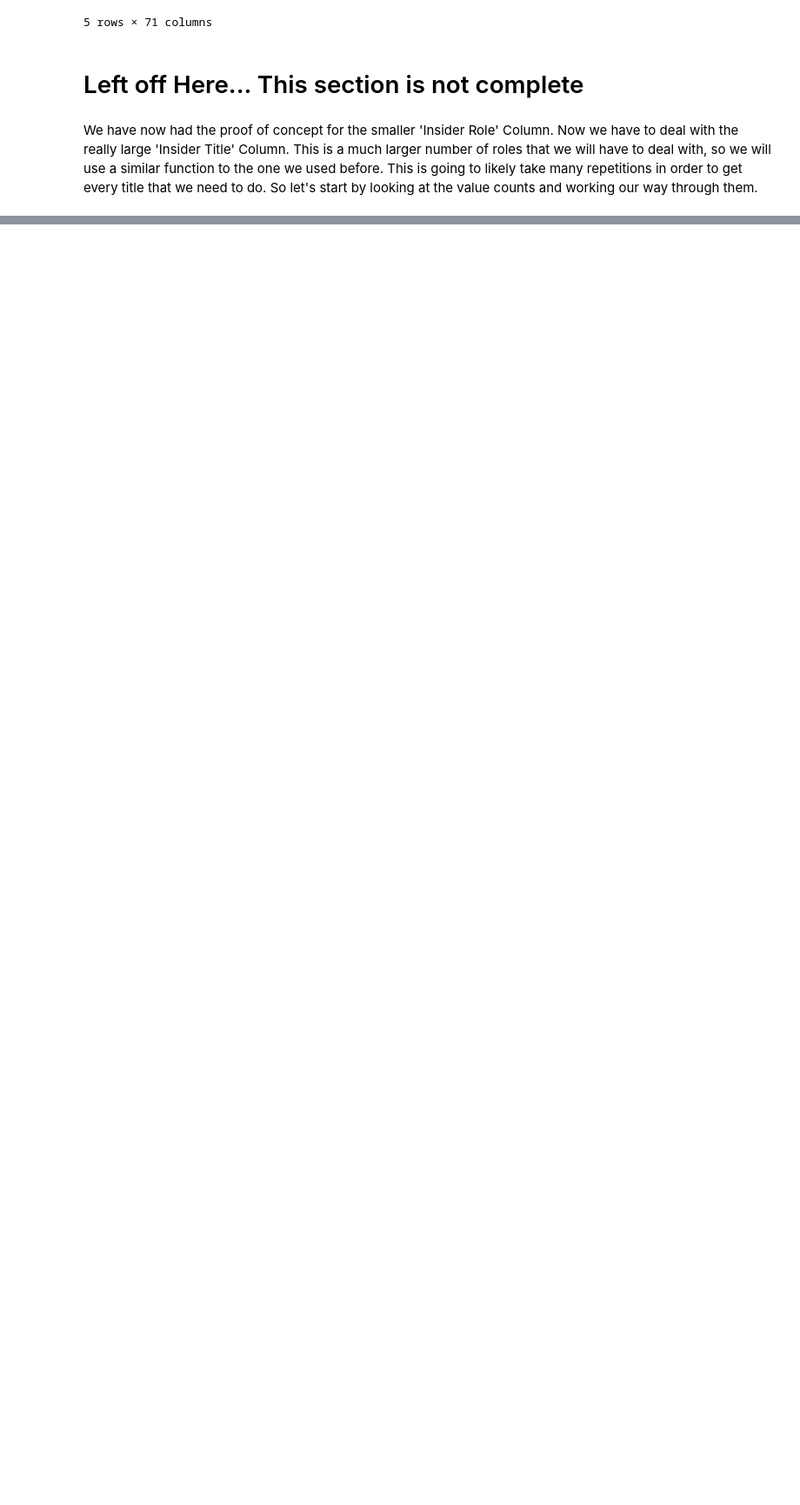
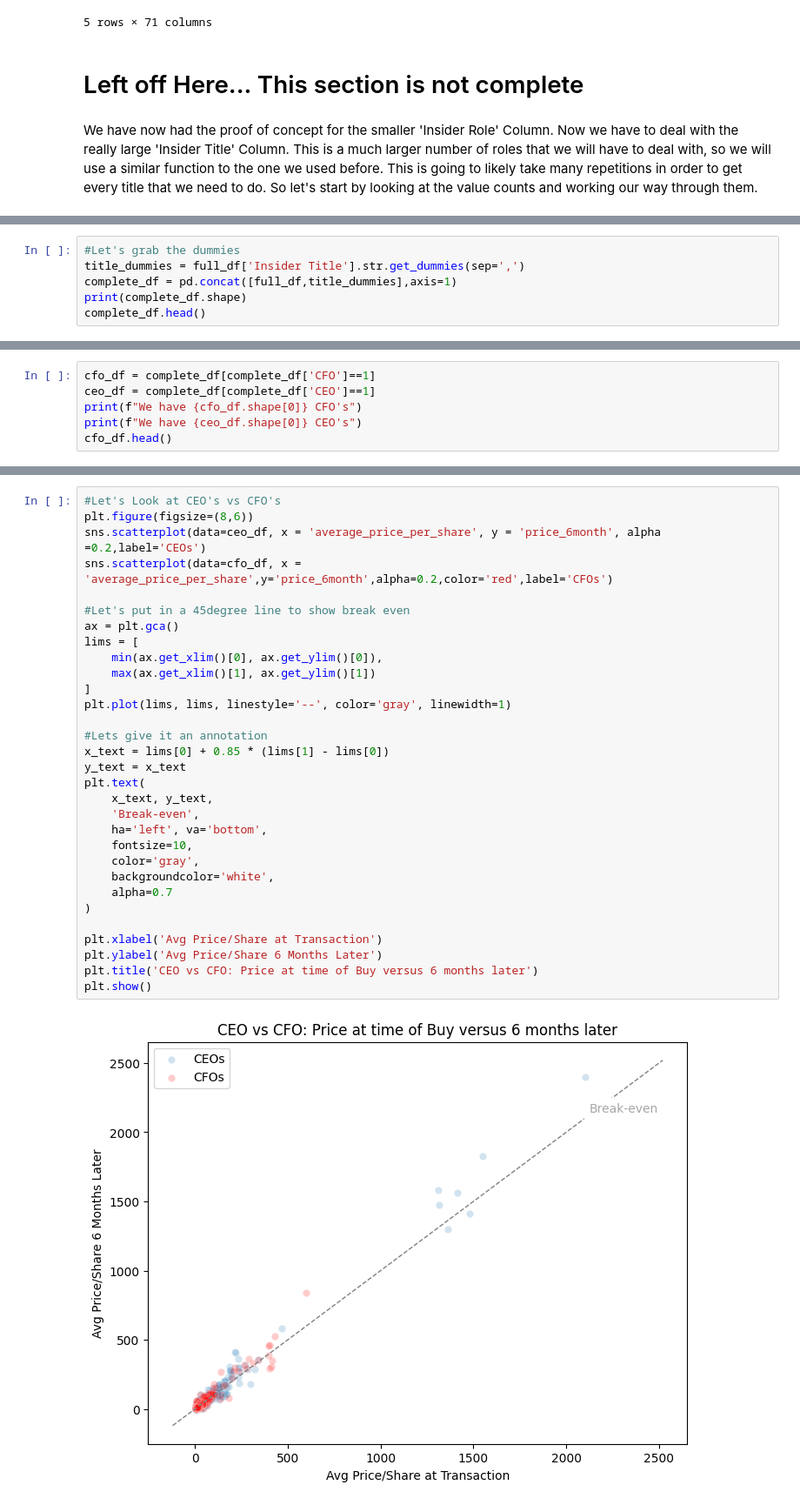
Before and after one commit to tmacpherson6/Do-Insiders-Know-Something-We-Dont, a Jupyter notebook: Thomas_EDA.ipynb, the cells around one changed output, grey strips where cells are left out. Shown at 87% size. Cells and saved outputs as stored; diff of their text form; blank space fills up the shorter version.

Commit message:
Finished the splitting of 'Insider Title'

```diff
--- a/Thomas_EDA.ipynb
+++ b/Thomas_EDA.ipynb
@@ -1622,0 +1694,6 @@ titles[170:190]
+# %%
+#Let's grab the dummies
+title_dummies = full_df['Insider Title'].str.get_dummies(sep=',')
+complete_df = pd.concat([full_df,title_dummies],axis=1)
+print(complete_df.shape)
+complete_df.head()
@@ -1622,0 +1711,6 @@ titles[170:190]
+# %%
+cfo_df = complete_df[complete_df['CFO']==1]
+ceo_df = complete_df[complete_df['CEO']==1]
+print(f"We have {cfo_df.shape[0]} CFO's")
+print(f"We have {ceo_df.shape[0]} CEO's")
+cfo_df.head()
@@ -1622,0 +1729,33 @@ titles[170:190]
+# %%
+#Let's Look at CEO's vs CFO's
+plt.figure(figsize=(8,6))
+sns.scatterplot(data=ceo_df, x = 'average_price_per_share', y = 'price_6month', alpha =0.2,label='CEOs')
+sns.scatterplot(data=cfo_df, x = 'average_price_per_share',y='price_6month',alpha=0.2,color='red',label='CFOs')
+
+#Let's put in a 45degree line to show break even
+ax = plt.gca()
+lims = [
+    min(ax.get_xlim()[0], ax.get_ylim()[0]),
+    max(ax.get_xlim()[1], ax.get_ylim()[1])
+]
+plt.plot(lims, lims, linestyle='--', color='gray', linewidth=1)
+
+#Lets give it an annotation
+x_text = lims[0] + 0.85 * (lims[1] - lims[0])
+y_text = x_text
+plt.text(
+    x_text, y_text,
+    'Break-even',
+    ha='left', va='bottom',
+    fontsize=10,
+    color='gray',
+    backgroundcolor='white',
+    alpha=0.7
+)
+
+plt.xlabel('Avg Price/Share at Transaction')
+plt.ylabel('Avg Price/Share 6 Months Later')
+plt.title('CEO vs CFO: Price at time of Buy versus 6 months later')
+plt.show()
+# %% [output]
+[figure, added]
```
Also changed, not shown: parts of 15 cells of this notebook.
